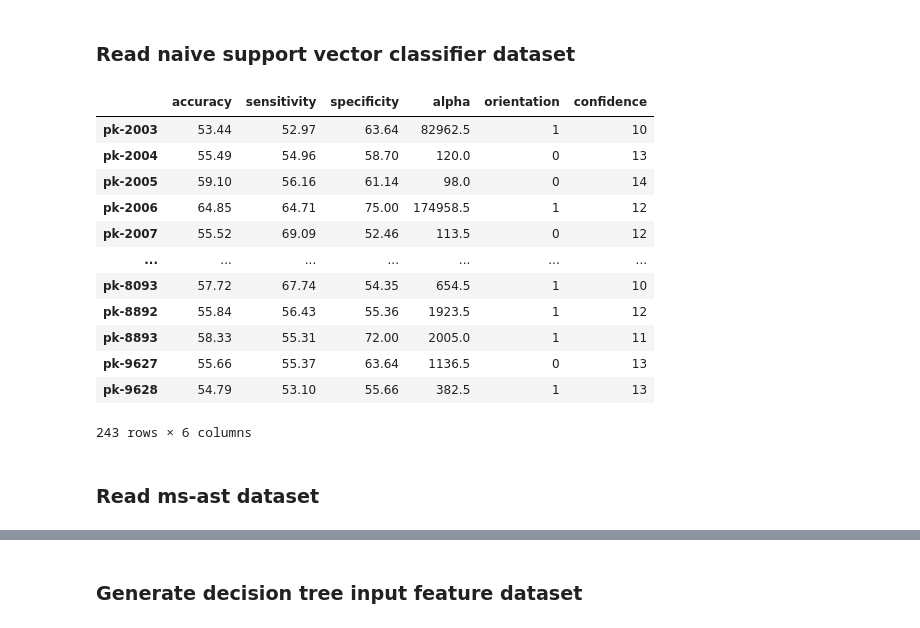
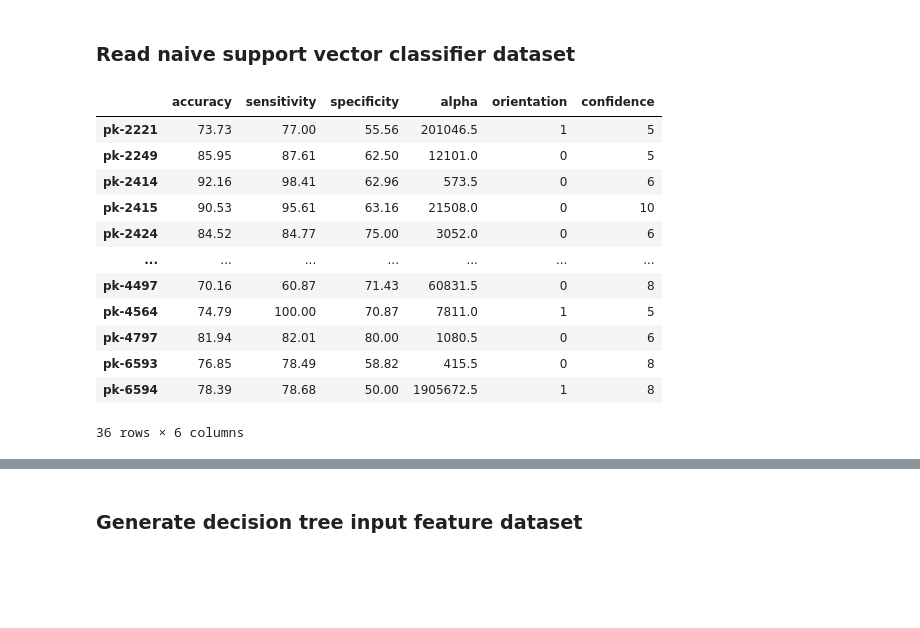
Before and after one commit to TYChan6028/AST-ML, a Jupyter notebook: ms_models.ipynb, the cells around one changed output, grey strips where cells are left out. Saved outputs shown, nothing was run; the diff lists cells and outputs as text; code cells hidden in the pictures; blank space fills up the shorter version.

```diff
--- a/ms_models.ipynb
+++ b/ms_models.ipynb
@@ -14,24 +35,23 @@ pd.set_option('display.max_rows', 10)
 # %%
 os.chdir('/Users/ethanchan/AST-ML/exported_data/')
 # read dataset from naive support vector classifier
 df = pd.read_csv('best_acc_&_alphas_no_0.csv')
 # filter df using confidence level
-filt = (df['confidence'] >= 10)
+filt = (df['confidence'] >= 5) & (df['accuracy'] >= 70)
+# filt = (df['confidence'] >= 5)
 df = df[filt]
 df
 # %% [output]
 |  | accuracy | sensitivity | specificity | alpha | orientation | confidence |
-| pk-2003 | 53.44 | 52.97 | 63.64 | 82962.5 | 1 | 10 |
-| pk-2004 | 55.49 | 54.96 | 58.70 | 120.0 | 0 | 13 |
-| pk-2005 | 59.10 | 56.16 | 61.14 | 98.0 | 0 | 14 |
-| pk-2006 | 64.85 | 64.71 | 75.00 | 174958.5 | 1 | 12 |
-| pk-2007 | 55.52 | 69.09 | 52.46 | 113.5 | 0 | 12 |
+| pk-2221 | 73.73 | 77.00 | 55.56 | 201046.5 | 1 | 5 |
+| pk-2249 | 85.95 | 87.61 | 62.50 | 12101.0 | 0 | 5 |
+| pk-2414 | 92.16 | 98.41 | 62.96 | 573.5 | 0 | 6 |
+| pk-2415 | 90.53 | 95.61 | 63.16 | 21508.0 | 0 | 10 |
+| pk-2424 | 84.52 | 84.77 | 75.00 | 3052.0 | 0 | 6 |
 | ... | ... | ... | ... | ... | ... | ... |
-| pk-8093 | 57.72 | 67.74 | 54.35 | 654.5 | 1 | 10 |
-| pk-8892 | 55.84 | 56.43 | 55.36 | 1923.5 | 1 | 12 |
-| pk-8893 | 58.33 | 55.31 | 72.00 | 2005.0 | 1 | 11 |
-| pk-9627 | 55.66 | 55.37 | 63.64 | 1136.5 | 0 | 13 |
-| pk-9628 | 54.79 | 53.10 | 55.66 | 382.5 | 1 | 13 |
+| pk-4497 | 70.16 | 60.87 | 71.43 | 60831.5 | 0 | 8 |
+| pk-4564 | 74.79 | 100.00 | 70.87 | 7811.0 | 1 | 5 |
+| pk-4797 | 81.94 | 82.01 | 80.00 | 1080.5 | 0 | 6 |
+| pk-6593 | 76.85 | 78.49 | 58.82 | 415.5 | 0 | 8 |
+| pk-6594 | 78.39 | 78.68 | 50.00 | 1905672.5 | 1 | 8 |
-243 rows × 6 columns
+36 rows × 6 columns
-# %% [markdown]
-### Read ms-ast dataset
```
Also changed, not shown: parts of 18 cells of this notebook.
